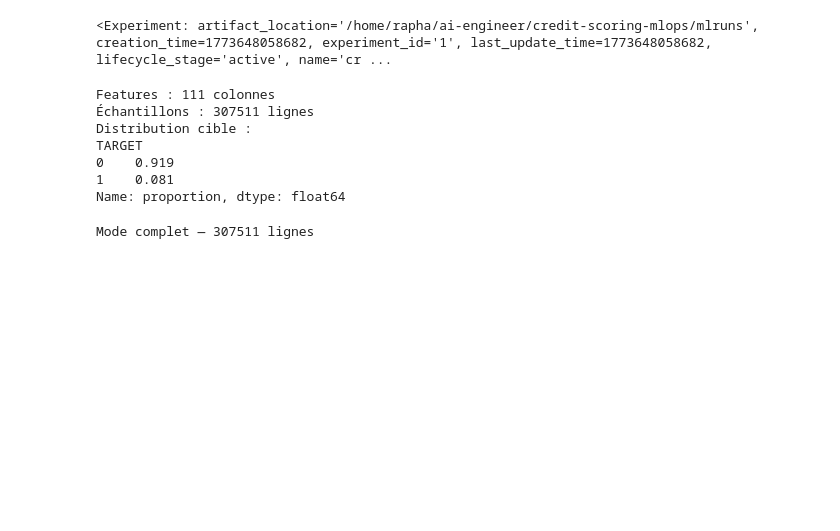
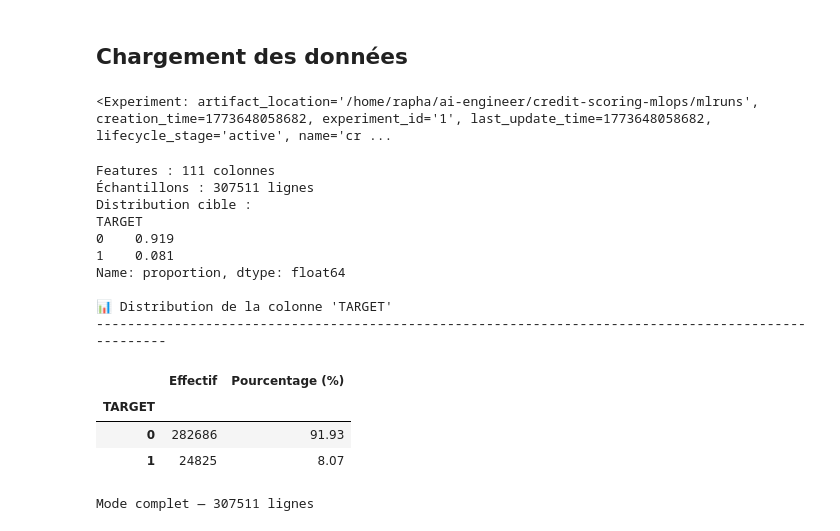
Before and after one commit to RaphaelRIVIERE/credit-scoring-mlops, a Jupyter notebook: notebooks/3_modeling.ipynb, the cells around one changed output. Drawn from its saved outputs; the diff is of its cells as text; code cells hidden in the pictures; blank space fills up the shorter version.

```diff
--- a/notebooks/3_modeling.ipynb
+++ b/notebooks/3_modeling.ipynb
@@ -1 +9,3 @@
+# %% [markdown]
+## Chargement des données
 # %%
@@ -24,22 +37,30 @@ mlflow.set_experiment("credit-scoring")
 # %%
 # Chargement des données prétraitées
 df_train = pd.read_csv("../data/processed/train_processed.csv")
 
 # Séparation features / cible
 X = df_train.drop(columns=["TARGET", "SK_ID_CURR"])
 y = df_train["TARGET"]
 
 print(f"Features : {X.shape[1]} colonnes")
 print(f"Échantillons : {X.shape[0]} lignes")
 print(f"Distribution cible :\n{y.value_counts(normalize=True).round(3)}")
+distribution_column(pd.DataFrame({'TARGET': y}), 'TARGET')
 # %% [output]
 Features : 111 colonnes
 Échantillons : 307511 lignes
 Distribution cible :
 TARGET
 0    0.919
 1    0.081
 Name: proportion, dtype: float64
+
+📊 Distribution de la colonne 'TARGET'
+----------------------------------------------------------------------------------------------------
+|  | Effectif | Pourcentage (%) |
+| TARGET |  |  |
+| 0 | 282686 | 91.93 |
+| 1 | 24825 | 8.07 |
 # %%
 # Sous-échantillon stratifié pour accélérer les tests (10% du dataset)
 # Mettre MODE_TEST = False pour l'entraînement final sur tout le dataset
```
Also changed, not shown: parts of 13 cells of this notebook, 4 other files.
